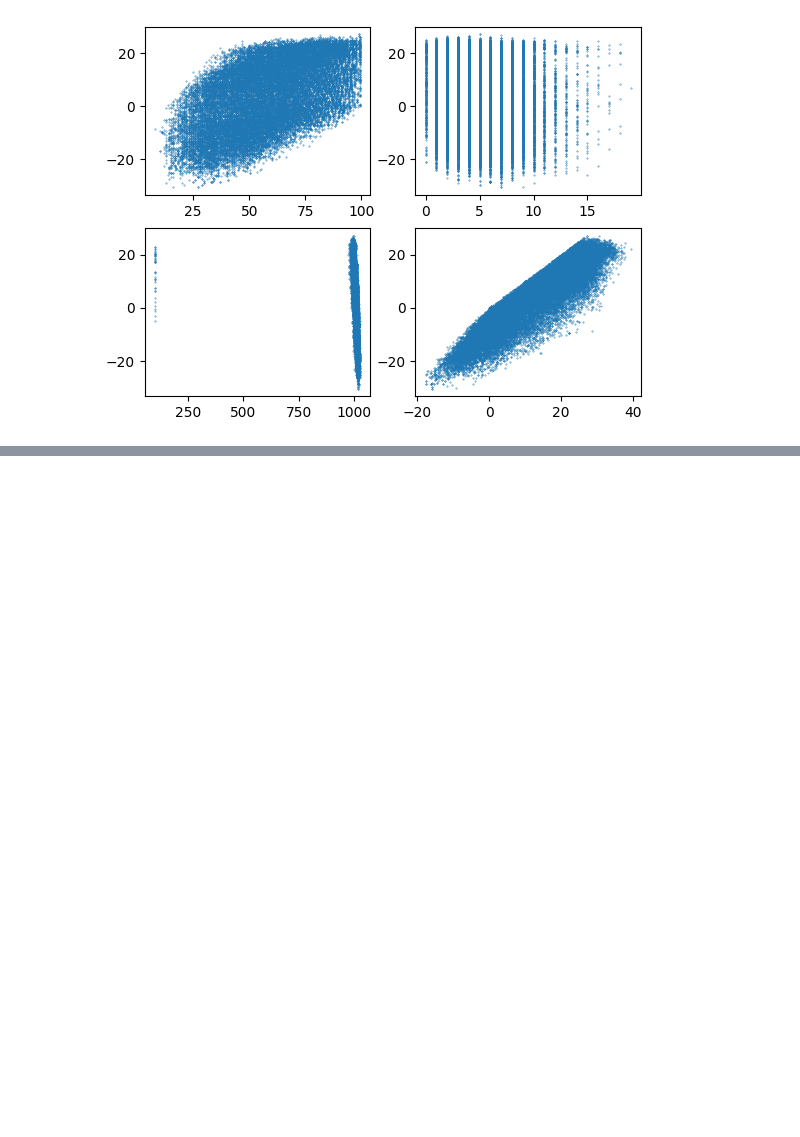
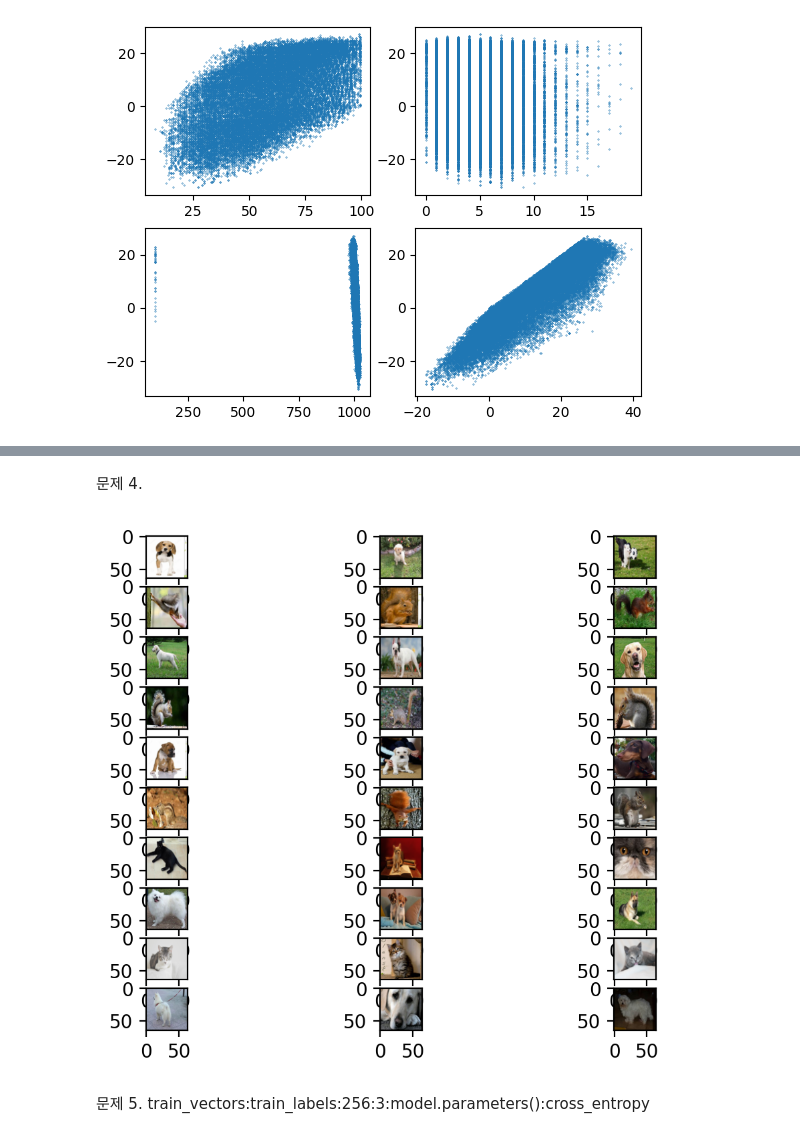
Before and after one commit to sehyeon518/2022-2nd-semester, a Jupyter notebook: DataScience/midterm/20213043_이세현.ipynb, the cells around one changed output, grey strips where cells are left out. Saved outputs shown, nothing was run; the diff lists cells and outputs as text; code cells hidden in the pictures; blank space fills up the shorter version.

```diff
--- a/DataScience/midterm/20213043_이세현.ipynb
+++ b/DataScience/midterm/20213043_이세현.ipynb
@@ -67,0 +151,24 @@ humidity + wind + pressure + temperature
+# %% [markdown]
+문제 4.
+# %%
+ids = []
+for i in range(10):
+    arr = []
+    for j in range(data['train_vectors'].shape[0]):
+        arr.append((cosine(data['test1_vectors'][i], data['train_vectors'][j]), j))
+
+    arr.sort(reverse=True)
+    ids.append([i for c, i in arr[:3]])
+
+i = 1
+plt.figure(dpi=200)
+for arr in ids:
+    for j in arr:
+        plt.subplot(10, 3, i)
+        plt.imshow(data['train_images'][j])
+        i += 1
+plt.show()
+# %% [output]
+[figure, added]
+# %% [markdown]
+문제 5. train_vectors:train_labels:256:3:model.parameters():cross_entropy
```
Also changed, not shown: parts of 27 cells of this notebook.
